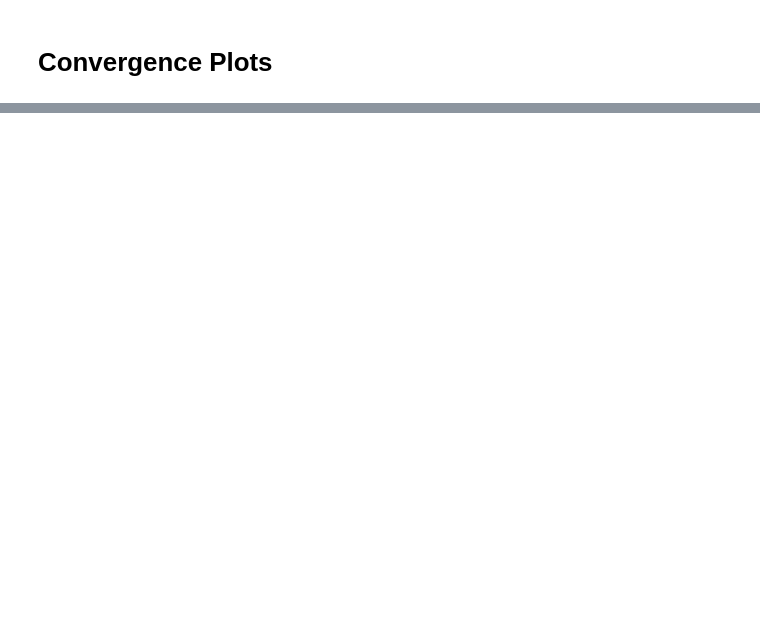
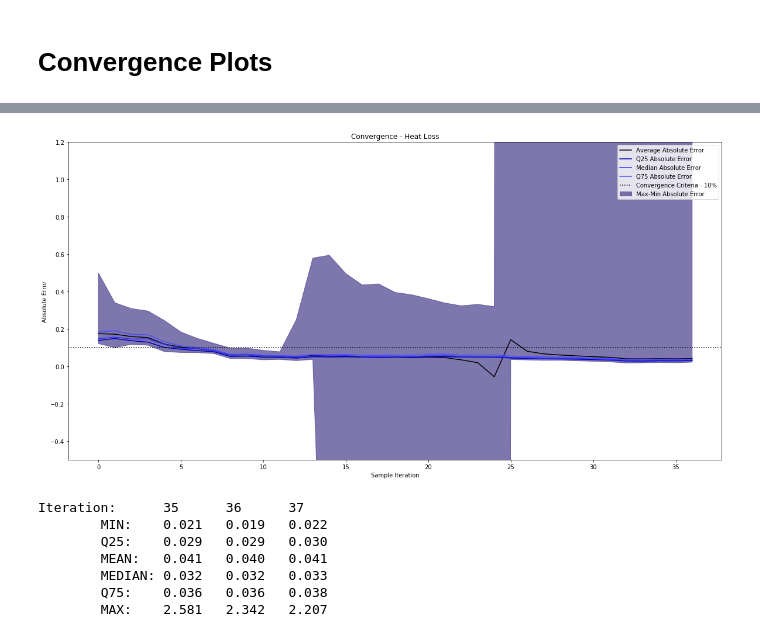
Before and after one commit to ribuild/delphin_6_automation, a Jupyter notebook: data_process/wp6_run/sim_reports/report.ipynb, the cells around one changed output, grey strips where cells are left out. Drawn from its saved outputs; the diff is of its cells as text; code cells hidden in the pictures; blank space fills up the shorter version.

```diff
--- a/data_process/wp6_run/sim_reports/report.ipynb
+++ b/data_process/wp6_run/sim_reports/report.ipynb
@@ -54,0 +99,15 @@ get_convergence_mould()
+# %%
+stats = get_convergence_heatloss()
+print(f'Iteration:\t35\t36\t37')
+for key in stats.keys():
+    values = "\t".join([f'{item:.3f}' for item in stats[key][-3:]])
+    print(f'\t{key.upper()}:\t{values}')
+# %% [output]
+[figure, added]
+Iteration:      35      36      37
+        MIN:    0.021   0.019   0.022
+        Q25:    0.029   0.029   0.030
+        MEAN:   0.041   0.040   0.041
+        MEDIAN: 0.032   0.032   0.033
+        Q75:    0.036   0.036   0.038
+        MAX:    2.581   2.342   2.207
```
Also changed, not shown: parts of 25 cells of this notebook, 6 other files.
